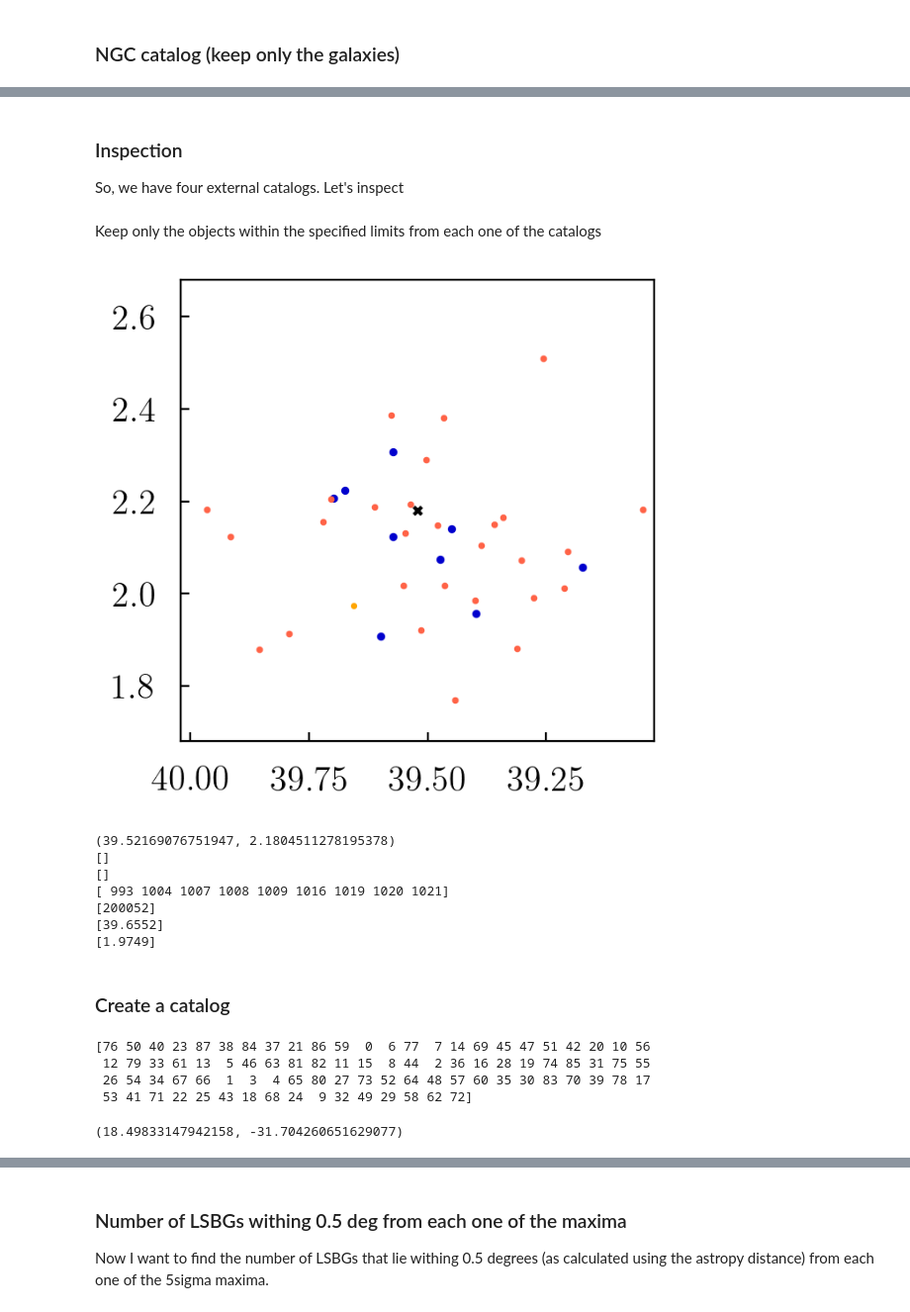
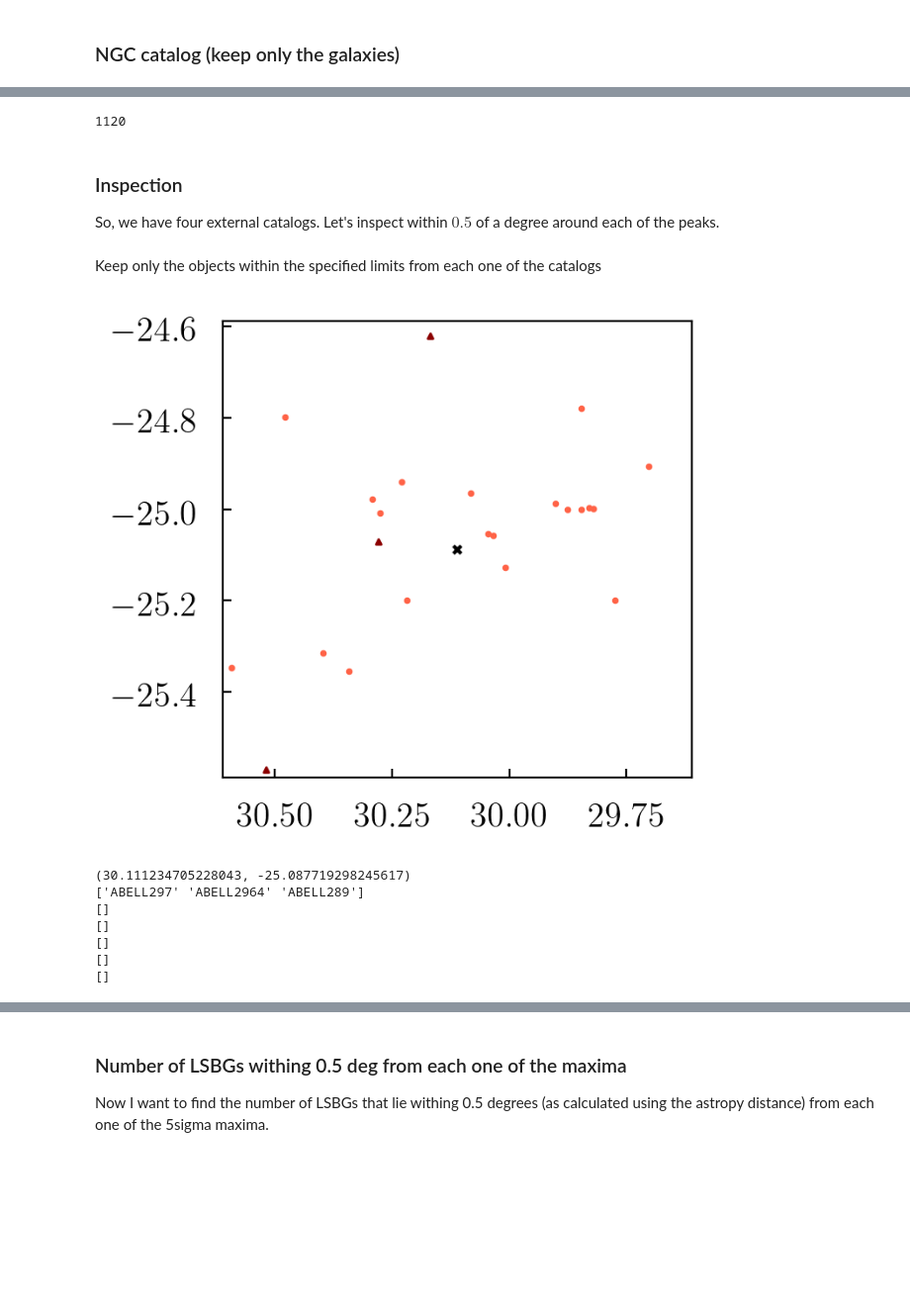
Before and after one commit to dtanoglidis/LSBG-final-codes, a Jupyter notebook: Cluster_Finding.ipynb, the cells around one changed output, grey strips where cells are left out. Shown at 99% size. Cells and saved outputs as stored; diff of their text form; code cells hidden in the pictures; blank space fills up the shorter version.

```diff
--- a/Cluster_Finding.ipynb
+++ b/Cluster_Finding.ipynb
@@ -47,10 +46,12 @@ LSBG_df = pd.read_csv('LSBG_sample.csv')
 # Polygon
 ra_DES, dec_DES = np.loadtxt("DES_polygon.dat", usecols=(0,1), unpack=3)
 
-LSBG_df = pd.read_csv('LSBG_sample.csv')
+LSBG_df = pd.read_csv('LSBG_catalog.csv')
 
-ra = LSBG_df['RA'].values
-dec = LSBG_df['DEC'].values
+
+ra = LSBG_df['ra_gfm'].values
+dec = LSBG_df['dec_gfm'].values
+
 for i in range(len(ra)):
     if (ra[i] > 150.):
         ra[i] = ra[i]-360.
@@ -308,0 +256,5 @@ region (see examples/contour_demo.py).
+# %%
+# Find the most prominent peaks
+peaks = np.zeros([82,2])
+peaks[:,0] = dec_5s;peaks[:,1] = ra_5s
+Z_peaks = np.exp(kde.score_samples(np.radians(peaks)))
@@ -308,0 +270,4 @@ region (see examples/contour_demo.py).
+# %%
+ra_sort = ra_5s[sort_indx];dec_sort=dec_5s[sort_indx]
+for i in range(82):
+    print(i+1,ra_sort[i],dec_sort[i])
@@ -381,7 +370,7 @@ From arXiv: 1503.03134:
 Galaxy Groups: A 2MASS Catalog
 # %%
 # =============================================
-# Open and read the NGC catalog
+# Open and read the 2Mass catalog
 twomass_cat = fits.open('2Mass.fit')
 
 
@@ -403,18 +392,21 @@ for i in range(len(ra_2Mass)):
     if (ra_2Mass[i] > 180.):
         ra_2Mass[i] = ra_2Mass[i]-360.
 
+print(len(ra_2Mass))
 #print twomass_cat[1].header.keys
+# %% [output]
+1120
 # %% [markdown]
 ### Inspection
 
-So, we have four external catalogs. Let's inspect
+So, we have four external catalogs. Let's inspect within $0.5$ of a degree around each of the peaks.
 # %%
-num = 86
+num = 37
 angle = 0.5
 # =====================================
 # =====================================
-ra_c = ra_5s[num]
-dec_c = dec_5s[num]
+ra_c = ra_sort[num]
+dec_c = dec_sort[num]
 
 ra_min = ra_c - angle
 ra_max = ra_c + angle
@@ -455,18 +447,18 @@ ra_LSBG = ra[box_LSBGs];dec_LSBG = dec[box_LSBGs]
 # %%
 plt.figure(figsize = (3.5,3.5))
 
 
 plt.scatter(ra_c, dec_c, c='k', s=10.5, marker='x', label='$5\sigma$ maximum')
 plt.scatter(ra_Abell_box, dec_Abell_box, c='darkred', marker='^', s=4.5, label='Abell')
-plt.scatter(ra_Reflex_box, dec_Reflex_box, c='g', s=2.5, label='Refelx')
+plt.scatter(ra_Reflex_box, dec_Reflex_box, c='g', s=2.5, label='Reflex')
 plt.scatter(ra_NGC_box, dec_NGC_box, c='mediumblue', s=5.5, label='NGC')
 plt.scatter(ra_2Mass_box, dec_2Mass_box, c='orange', s=2.5, label='2mass ')
 plt.scatter(ra_LSBG, dec_LSBG, c='tomato', s=3)
 #plt.legend(loc='upper right', frameon=True, fontsize=8)
 plt.xlim(ra_max,ra_min);plt.ylim(dec_min,dec_max)
 plt.show()
 # %% [output]
-[figure, old version]
+[figure, new version]
 # %%
 print(ra_c,dec_c)
 print(name_Abell_box)
@@ -476,12 +468,10 @@ print(name_2Mass_box)
 print(ra_2Mass_box)
 print(dec_2Mass_box)
 # %% [output]
-(39.52169076751947, 2.1804511278195378)
+(30.111234705228043, -25.087719298245617)
+['ABELL297' 'ABELL2964' 'ABELL289']
 []
 []
-[ 993 1004 1007 1008 1009 1016 1019 1020 1021]
-[200052]
-[39.6552]
-[1.9749]
+[]
+[]
+[]
-# %% [markdown]
-### Create a catalog
@@ -493,13 +477,0 @@ Z_peaks = np.exp(kde.score_samples(np.radians(peaks)))
-# %%
-sort_indx = np.argsort(Z_peaks)
-sort_indx = sort_indx[::-1]
-print(sort_indx)
-# %% [output]
-[76 50 40 23 87 38 84 37 21 86 59  0  6 77  7 14 69 45 47 51 42 20 10 56
- 12 79 33 61 13  5 46 63 81 82 11 15  8 44  2 36 16 28 19 74 85 31 75 55
- 26 54 34 67 66  1  3  4 65 80 27 73 52 64 48 57 60 35 30 83 70 39 78 17
- 53 41 71 22 25 43 18 68 24  9 32 49 29 58 62 72]
-# %%
-print(ra_5s[40],dec_5s[40])
-# %% [output]
-(18.49833147942158, -31.704260651629077)
```
Also changed, not shown: parts of 92 cells of this notebook, 9 other files.
